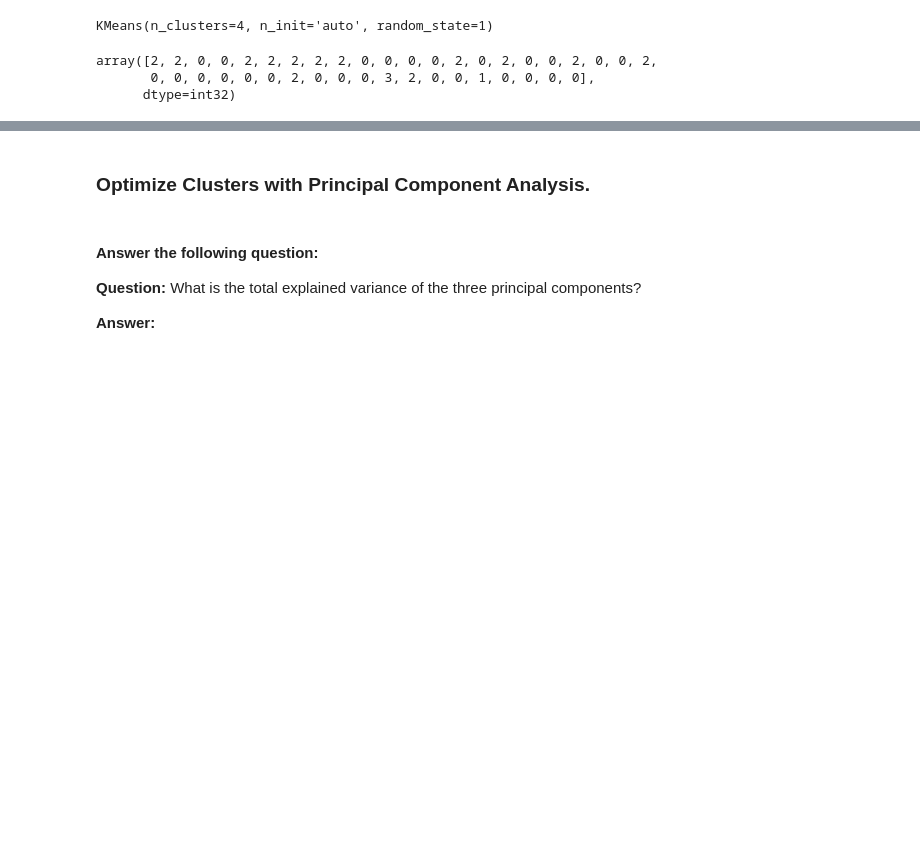
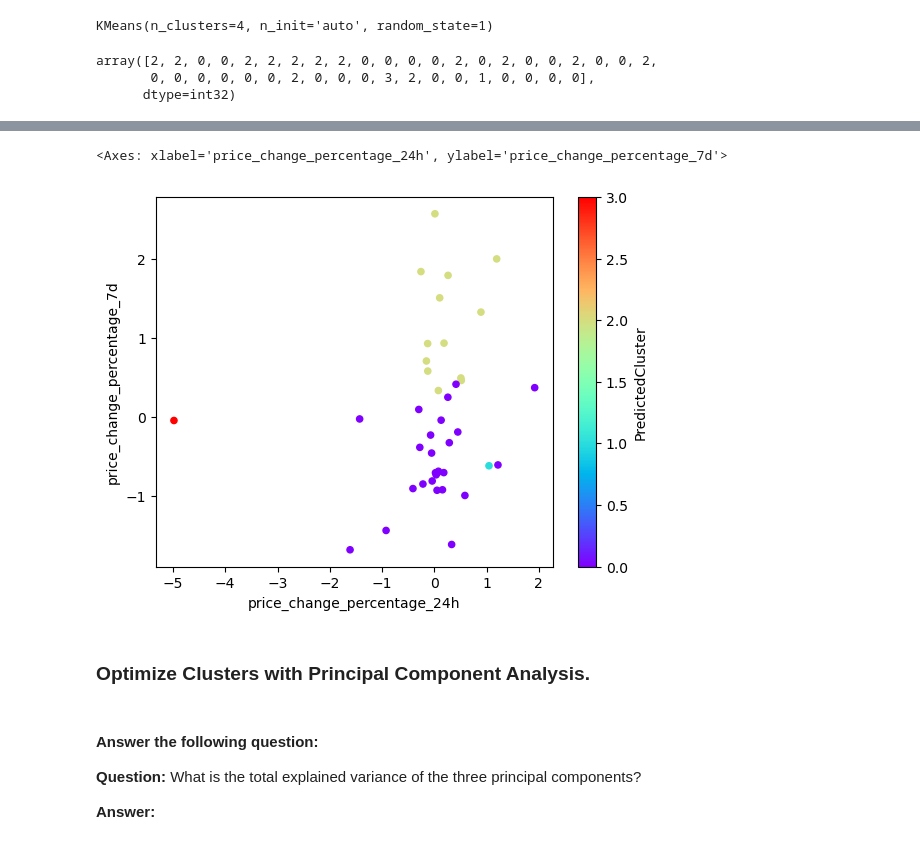
Before and after one commit to shawnakumar/CryptoClustering, a Jupyter notebook: Crypto_Clustering_starter_code.ipynb, the cells around one changed output, grey strips where cells are left out. Saved outputs shown, nothing was run; the diff lists cells and outputs as text; code cells hidden in the pictures; blank space fills up the shorter version.

```diff
--- a/Crypto_Clustering_starter_code.ipynb
+++ b/Crypto_Clustering_starter_code.ipynb
@@ -130,11 +131,11 @@ market_data_transformed = pd.DataFrame(market_data_scaled_df, columns=['price_ch
        'price_change_percentage_60d', 'price_change_percentage_200d',
        'price_change_percentage_1y'])
 
-# Copy the crypto names from the original data
-market_data_transformed = pd.DataFrame(market_data_scaled_df, columns=['price_change_percentage_24h', 'price_change_percentage_7d',
-       'price_change_percentage_14d', 'price_change_percentage_30d',
-       'price_change_percentage_60d', 'price_change_percentage_200d',
-       'price_change_percentage_1y'])
+# # Copy the crypto names from the original data
+# market_data_transformed = pd.DataFrame(market_data_scaled_df, columns=['price_change_percentage_24h', 'price_change_percentage_7d',
+#        'price_change_percentage_14d', 'price_change_percentage_30d',
+#        'price_change_percentage_60d', 'price_change_percentage_200d',
+#        'price_change_percentage_1y'])
 
 # Copy the index (coin_id) from the original DataFrame to the new DataFrame
 market_data_transformed.index = market_data_df.index
@@ -240,12 +241,13 @@ array([2, 2, 0, 0, 2, 2, 2, 2, 2, 0, 0, 0, 0, 2, 0, 2, 0, 0, 2, 0, 0, 2,
        0, 0, 0, 0, 0, 0, 2, 0, 0, 0, 3, 2, 0, 0, 1, 0, 0, 0, 0],
       dtype=int32)
 # %%
-# Create a copy of the DataFrame
-market_data_scaled_df_predictions = market_data_scaled_df.copy()
+
+# Create a copy of the DataFrame to avoid modifying the original DataFrame directly
+market_data_with_clusters = market_data_transformed.copy()
 # %%
 # Add a new column to the DataFrame with the predicted clusters
-market_data_scaled_df_predictions["PredictedCluster"] = predictions
+market_data_with_clusters["PredictedCluster"] = predictions
 
 # Display sample data with the new predicted cluster column
-print(market_data_scaled_df_predictions.head())
+print(market_data_with_clusters.head())
 # %% [output]
@@ -257,3 +271,13 @@ IndexError: only integers, slices (`:`), ellipsis (`...`), numpy.newaxis (`None`
+# %%
+market_data_with_clusters.plot.scatter(
+    x="price_change_percentage_24h",
+    y="price_change_percentage_7d",
+    c="PredictedCluster",
+    colormap="rainbow"
+)
+# %% [output]
+<Axes: xlabel='price_change_percentage_24h', ylabel='price_change_percentage_7d'>
+[figure, added]
 # %% [markdown]
 ### Optimize Clusters with Principal Component Analysis.
 # %%
```
Also changed, not shown: parts of 5 cells of this notebook.
